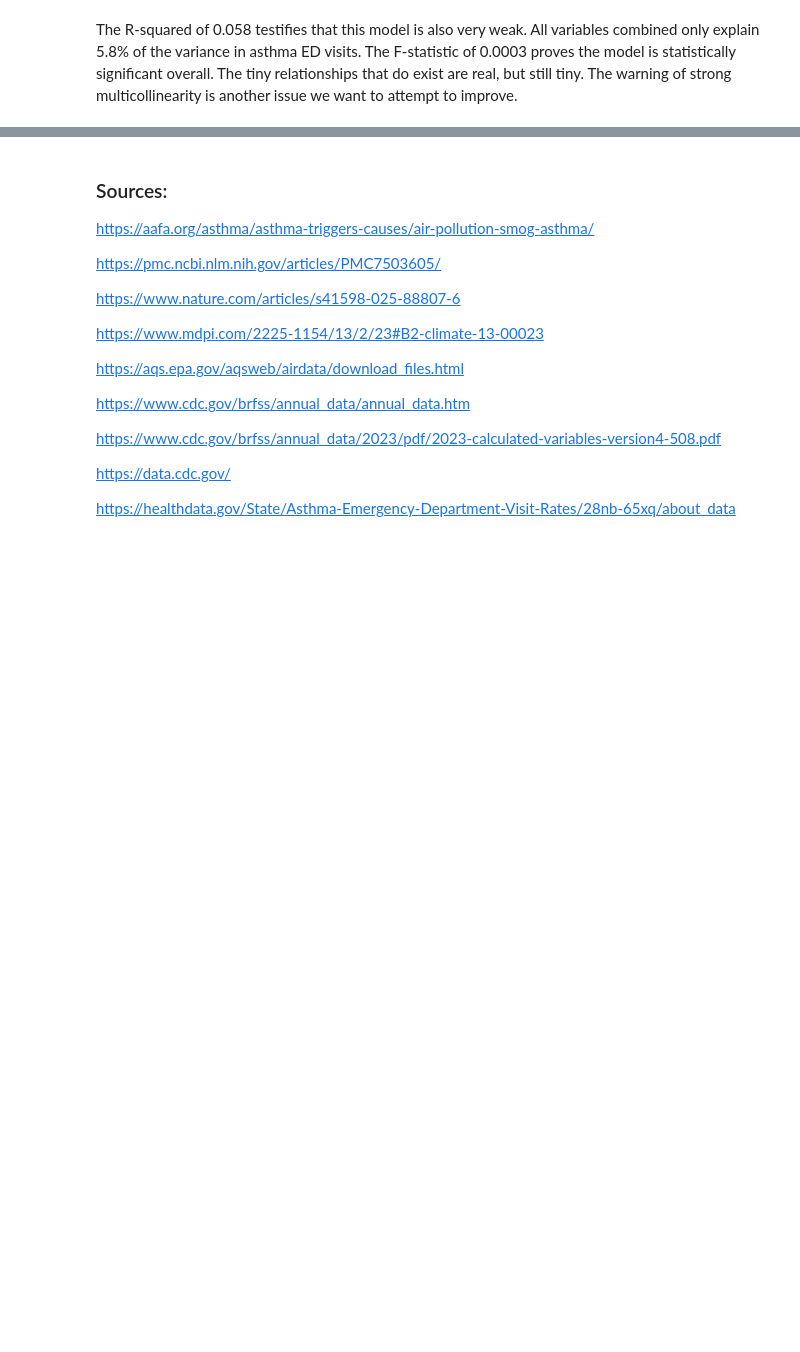
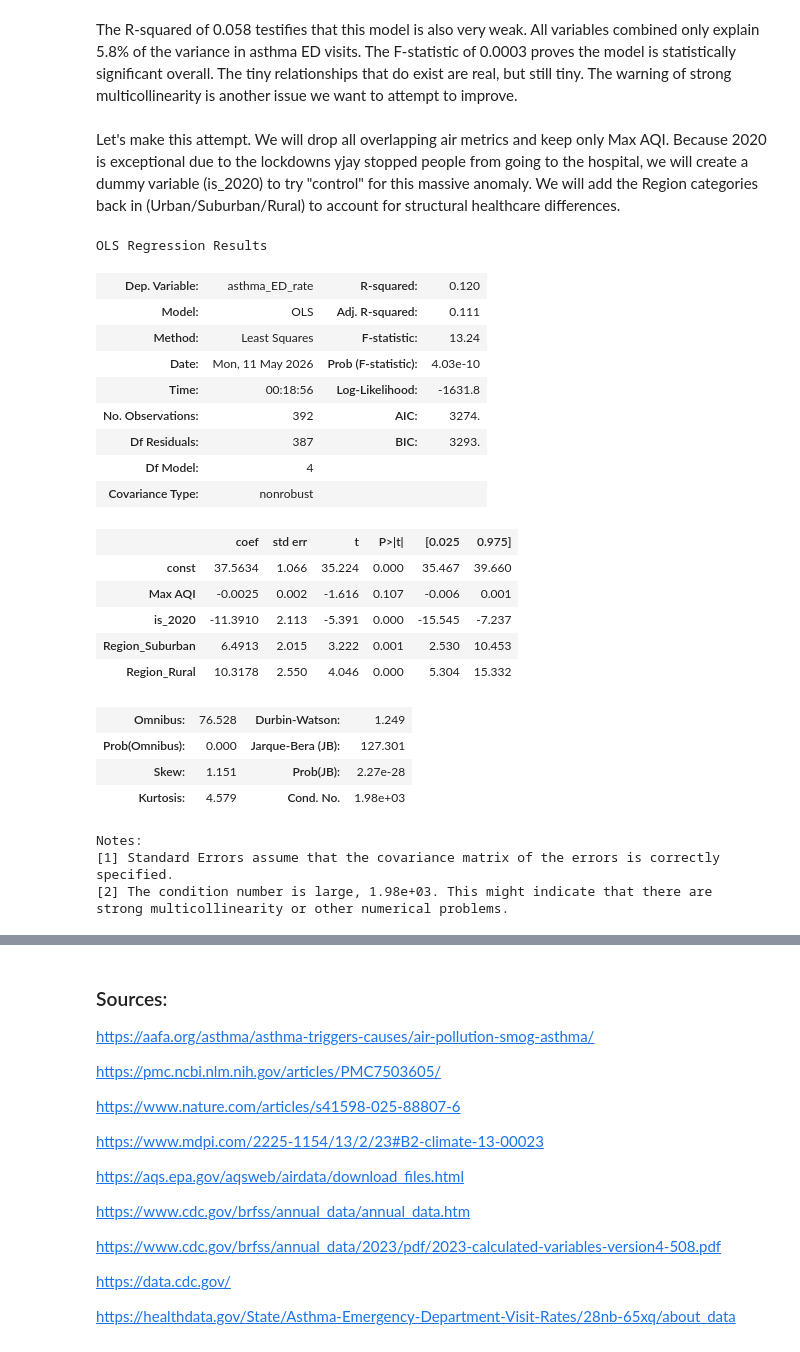
Before and after one commit to KalinaMarkova/data_science_course_project, a Jupyter notebook: The Impact of Air Pollution on Asthma A Regression Analysis.ipynb, the cells around one changed output, grey strips where cells are left out. Cells and saved outputs as stored; diff of their text form; code cells hidden in the pictures; blank space fills up the shorter version.

Commit message:
Adding improved regression analysis for the California dataset

```diff
--- a/The Impact of Air Pollution on Asthma A Regression Analysis.ipynb
+++ b/The Impact of Air Pollution on Asthma A Regression Analysis.ipynb
@@ -1731,3 +1725,54 @@ Notes:
 strong multicollinearity or other numerical problems.
 # %% [markdown]
 The R-squared of 0.058 testifies that this model is also very weak. All variables combined only explain 5.8% of the variance in asthma ED visits. The F-statistic of 0.0003 proves the model is statistically significant overall. The tiny relationships that do exist are real, but still tiny. The warning of strong multicollinearity is another issue we want to attempt to improve.
+# %% [markdown]
+Let's make this attempt. We will drop all overlapping air metrics and keep only Max AQI. Because 2020 is exceptional due to the lockdowns yjay stopped people from going to the hospital, we will create a dummy variable (is_2020) to try "control" for this massive anomaly. We will add the Region categories back in (Urban/Suburban/Rural) to account for structural healthcare differences.
+# %%
+model_data = cal_merged.copy()
+
+model_data['is_2020'] = (model_data['Year'] == 2020).astype(float)
+
+if 'Density_Label' in model_data.columns:
+    dummies = pd.get_dummies(model_data['Density_Label'], prefix = 'Region', dtype = float)
+    model_data = pd.concat([model_data, dummies], axis = 1)
+
+
+    features = ['Max AQI', 'is_2020', 'Region_Suburban', 'Region_Rural']
+else:
+    features = ['Max AQI', 'is_2020']
+
+model_data_clean = model_data[features + ['asthma_ED_rate']].dropna()
+
+X = model_data_clean[features]
+Y = model_data_clean['asthma_ED_rate']
+
+X = sm.add_constant(X)
+
+final_model = sm.OLS(Y, X).fit()
+
+final_model.summary()
+# %% [output]
+OLS Regression Results
+| Dep. Variable: | asthma_ED_rate | R-squared: | 0.120 |
+| Model: | OLS | Adj. R-squared: | 0.111 |
+| Method: | Least Squares | F-statistic: | 13.24 |
+| Date: | Mon, 11 May 2026 | Prob (F-statistic): | 4.03e-10 |
+| Time: | 00:18:56 | Log-Likelihood: | -1631.8 |
+| No. Observations: | 392 | AIC: | 3274. |
+| Df Residuals: | 387 | BIC: | 3293. |
+| Df Model: | 4 |  |  |
+| Covariance Type: | nonrobust |  |  |
+|  | coef | std err | t | P>|t| | [0.025 | 0.975] |
+| const | 37.5634 | 1.066 | 35.224 | 0.000 | 35.467 | 39.660 |
+| Max AQI | -0.0025 | 0.002 | -1.616 | 0.107 | -0.006 | 0.001 |
+| is_2020 | -11.3910 | 2.113 | -5.391 | 0.000 | -15.545 | -7.237 |
+| Region_Suburban | 6.4913 | 2.015 | 3.222 | 0.001 | 2.530 | 10.453 |
+| Region_Rural | 10.3178 | 2.550 | 4.046 | 0.000 | 5.304 | 15.332 |
+| Omnibus: | 76.528 | Durbin-Watson: | 1.249 |
+| Prob(Omnibus): | 0.000 | Jarque-Bera (JB): | 127.301 |
+| Skew: | 1.151 | Prob(JB): | 2.27e-28 |
+| Kurtosis: | 4.579 | Cond. No. | 1.98e+03 |
+Notes:
+[1] Standard Errors assume that the covariance matrix of the errors is correctly specified.
+[2] The condition number is large, 1.98e+03. This might indicate that there are
+strong multicollinearity or other numerical problems.
```
Also changed, not shown: parts of 2 cells of this notebook.
